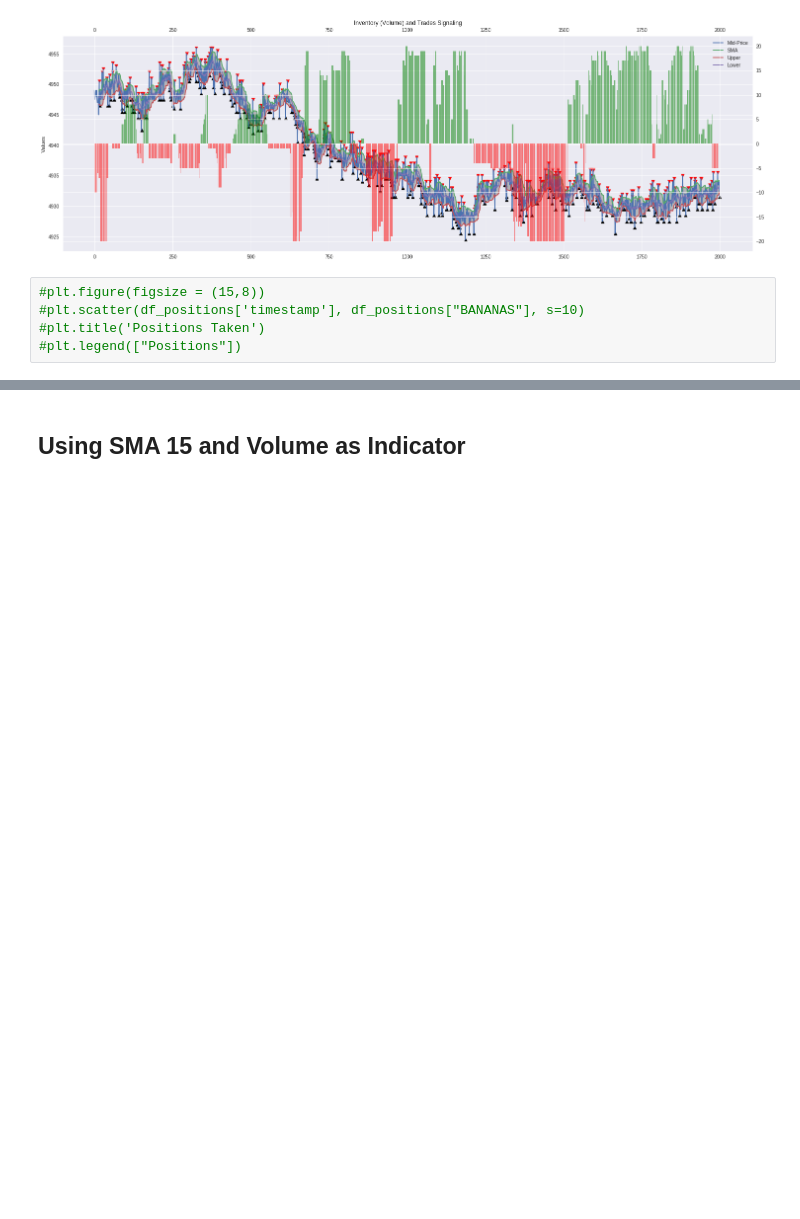
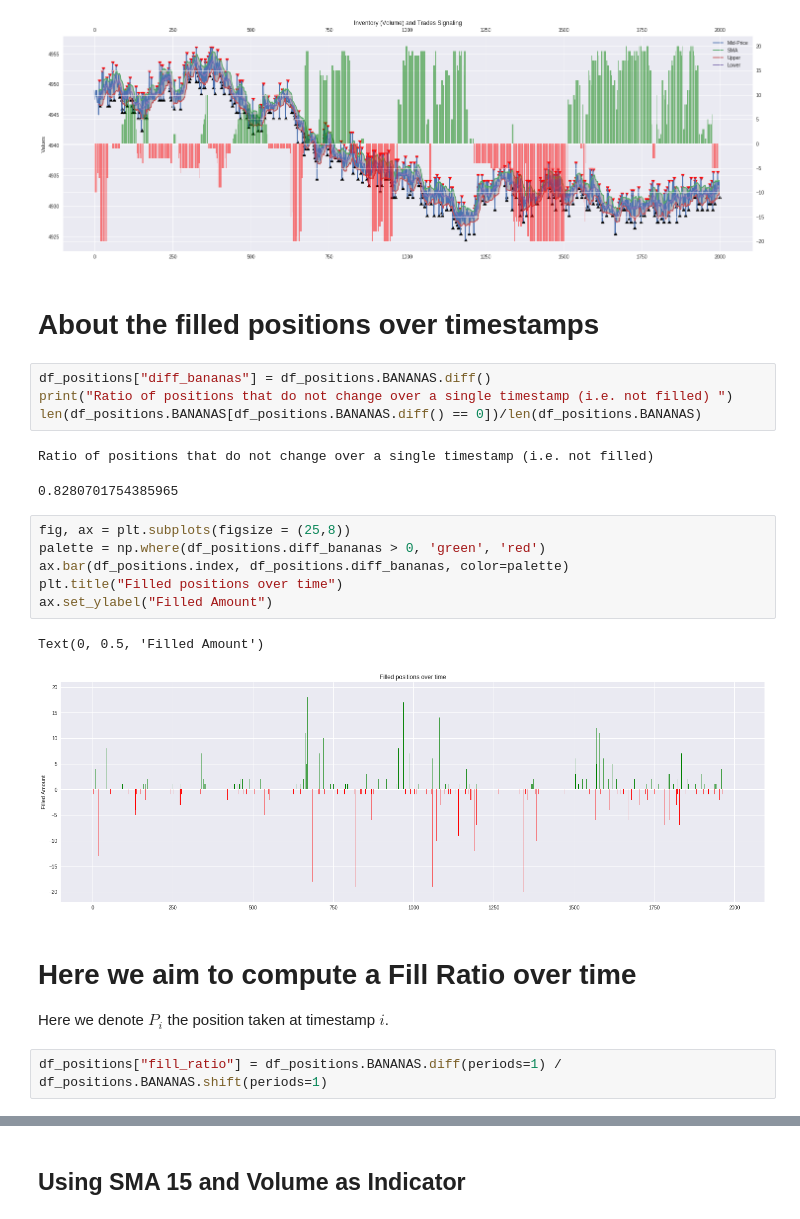
Before and after one commit to IMC-Croissant/AlgoTrading, a Jupyter notebook: Coding/notebooks/bollingers_and_position_analysis.ipynb, the cells around one changed output, grey strips where cells are left out. Drawn from its saved outputs; the diff is of its cells as text; blank space fills up the shorter version.

```diff
--- a/Coding/notebooks/bollingers_and_position_analysis.ipynb
+++ b/Coding/notebooks/bollingers_and_position_analysis.ipynb
@@ -179,8 +179,27 @@ plt.title('Inventory (Volume) and Trades Signaling')
 plt.show()
 # %% [output]
 [figure]
-# %%
-#plt.figure(figsize = (15,8))
-#plt.scatter(df_positions['timestamp'], df_positions["BANANAS"], s=10)
-#plt.title('Positions Taken')
-#plt.legend(["Positions"])
+# %% [markdown]
+# About the filled positions over timestamps
+# %%
+df_positions["diff_bananas"] = df_positions.BANANAS.diff()
+print("Ratio of positions that do not change over a single timestamp (i.e. not filled) ")
+len(df_positions.BANANAS[df_positions.BANANAS.diff() == 0])/len(df_positions.BANANAS)
+# %% [output]
+Ratio of positions that do not change over a single timestamp (i.e. not filled)
+0.8280701754385965
+# %%
+fig, ax = plt.subplots(figsize = (25,8))
+palette = np.where(df_positions.diff_bananas > 0, 'green', 'red')
+ax.bar(df_positions.index, df_positions.diff_bananas, color=palette)
+plt.title("Filled positions over time")
+ax.set_ylabel("Filled Amount")
+# %% [output]
+Text(0, 0.5, 'Filled Amount')
+[figure, added]
+# %% [markdown]
+# Here we aim to compute a Fill Ratio over time
+
+Here we denote $P_i$ the position taken at timestamp $i$.
+# %%
+df_positions["fill_ratio"] = df_positions.BANANAS.diff(periods=1) / df_positions.BANANAS.shift(periods=1)
```
Also changed, not shown: parts of 5 cells of this notebook.
